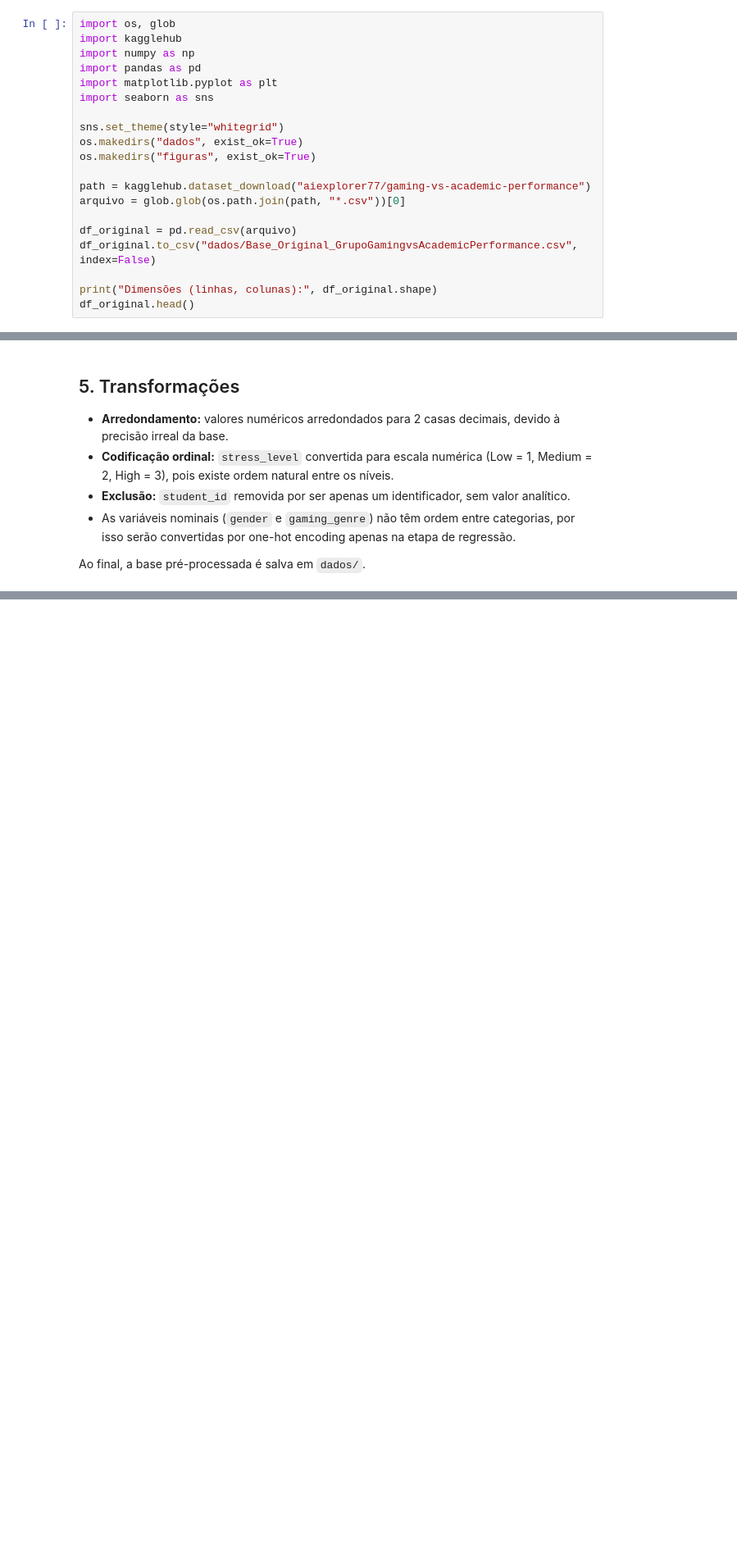
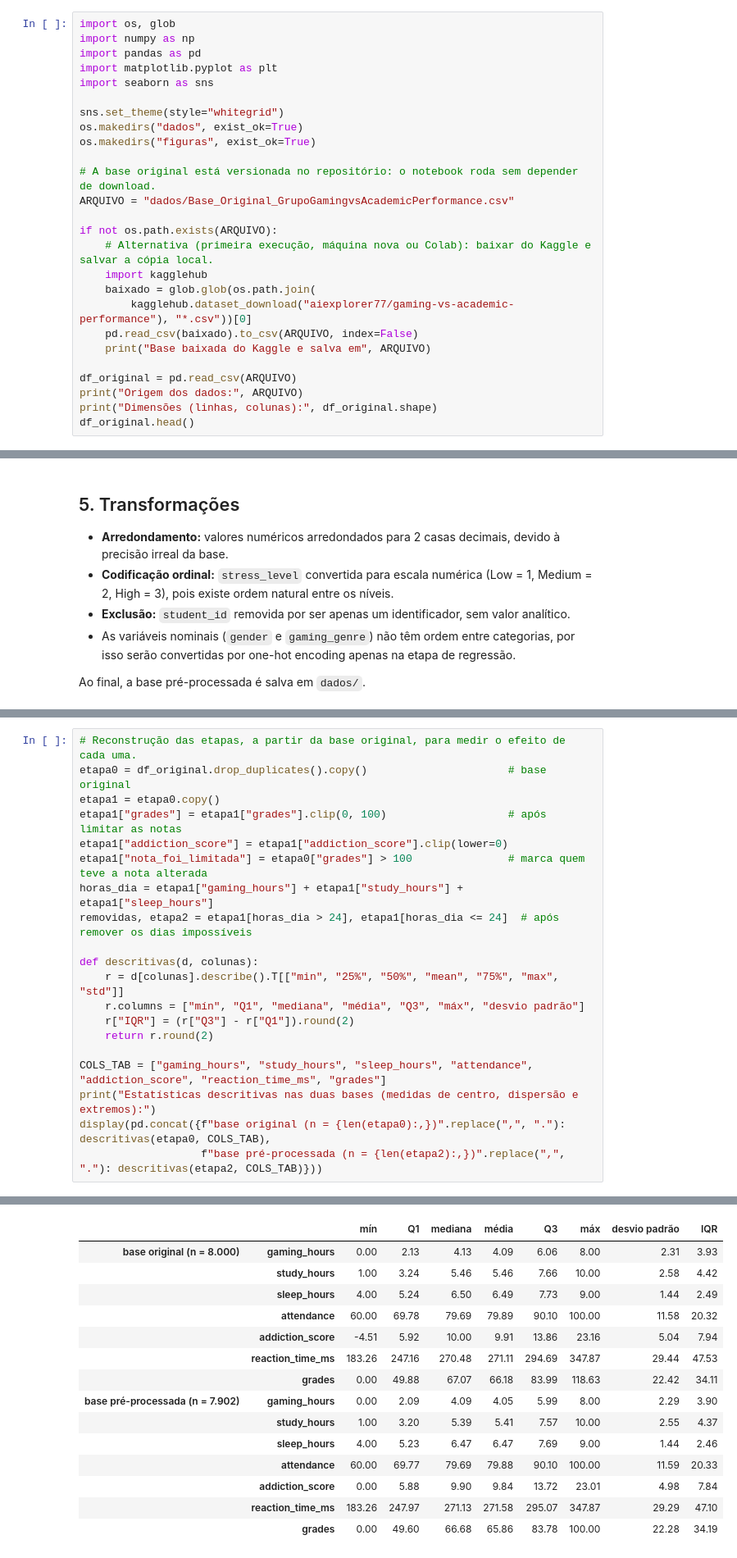
Before and after one commit to bdalpaz/abexVI-gaming-desempenho-academico, a Jupyter notebook: Analise_GrupoGamingvsAcademicPerformance.ipynb, the cells around one changed output, grey strips where cells are left out. Shown at 82% size. Drawn from its saved outputs; the diff is of its cells as text; blank space fills up the shorter version.

```diff
--- a/Analise_GrupoGamingvsAcademicPerformance.ipynb
+++ b/Analise_GrupoGamingvsAcademicPerformance.ipynb
@@ -31,7 +14,6 @@ Note: you may need to restart the kernel to use updated packages.
 Utilizamos a base pública "Gaming vs Academic Performance", disponível no Kaggle e baixada com a biblioteca `kagglehub`. Antes de qualquer alteração, salvamos uma cópia da base original na pasta `dados/`, que corresponde ao arquivo de base original da entrega.
 # %%
 import os, glob
-import kagglehub
 import numpy as np
 import pandas as pd
 import matplotlib.pyplot as plt
@@ -41,12 +23,19 @@ sns.set_theme(style="whitegrid")
 os.makedirs("dados", exist_ok=True)
 os.makedirs("figuras", exist_ok=True)
 
-path = kagglehub.dataset_download("aiexplorer77/gaming-vs-academic-performance")
-arquivo = glob.glob(os.path.join(path, "*.csv"))[0]
+# A base original está versionada no repositório: o notebook roda sem depender de download.
+ARQUIVO = "dados/Base_Original_GrupoGamingvsAcademicPerformance.csv"
 
-df_original = pd.read_csv(arquivo)
-df_original.to_csv("dados/Base_Original_GrupoGamingvsAcademicPerformance.csv", index=False)
+if not os.path.exists(ARQUIVO):
+    # Alternativa (primeira execução, máquina nova ou Colab): baixar do Kaggle e salvar a cópia local.
+    import kagglehub
+    baixado = glob.glob(os.path.join(
+        kagglehub.dataset_download("aiexplorer77/gaming-vs-academic-performance"), "*.csv"))[0]
+    pd.read_csv(baixado).to_csv(ARQUIVO, index=False)
+    print("Base baixada do Kaggle e salva em", ARQUIVO)
 
+df_original = pd.read_csv(ARQUIVO)
+print("Origem dos dados:", ARQUIVO)
 print("Dimensões (linhas, colunas):", df_original.shape)
 df_original.head()
 # %% [output]
@@ -231,0 +233,21 @@ Base pré-processada: (7902, 14)
+# %%
+# Reconstrução das etapas, a partir da base original, para medir o efeito de cada uma.
+etapa0 = df_original.drop_duplicates().copy()                      # base original
+etapa1 = etapa0.copy()
+etapa1["grades"] = etapa1["grades"].clip(0, 100)                   # após limitar as notas
+etapa1["addiction_score"] = etapa1["addiction_score"].clip(lower=0)
+etapa1["nota_foi_limitada"] = etapa0["grades"] > 100               # marca quem teve a nota alterada
+horas_dia = etapa1["gaming_hours"] + etapa1["study_hours"] + etapa1["sleep_hours"]
+removidas, etapa2 = etapa1[horas_dia > 24], etapa1[horas_dia <= 24]  # após remover os dias impossíveis
+
+def descritivas(d, colunas):
+    r = d[colunas].describe().T[["min", "25%", "50%", "mean", "75%", "max", "std"]]
+    r.columns = ["mín", "Q1", "mediana", "média", "Q3", "máx", "desvio padrão"]
+    r["IQR"] = (r["Q3"] - r["Q1"]).round(2)
+    return r.round(2)
+
+COLS_TAB = ["gaming_hours", "study_hours", "sleep_hours", "attendance", "addiction_score", "reaction_time_ms", "grades"]
+print("Estatísticas descritivas nas duas bases (medidas de centro, dispersão e extremos):")
+display(pd.concat({f"base original (n = {len(etapa0):,})".replace(",", "."): descritivas(etapa0, COLS_TAB),
+                   f"base pré-processada (n = {len(etapa2):,})".replace(",", "."): descritivas(etapa2, COLS_TAB)}))
+# %% [output]
@@ -231,0 +255,15 @@ Base pré-processada: (7902, 14)
+|  |  | mín | Q1 | mediana | média | Q3 | máx | desvio padrão | IQR |
+| base original (n = 8.000) | gaming_hours | 0.00 | 2.13 | 4.13 | 4.09 | 6.06 | 8.00 | 2.31 | 3.93 |
+|  | study_hours | 1.00 | 3.24 | 5.46 | 5.46 | 7.66 | 10.00 | 2.58 | 4.42 |
+|  | sleep_hours | 4.00 | 5.24 | 6.50 | 6.49 | 7.73 | 9.00 | 1.44 | 2.49 |
+|  | attendance | 60.00 | 69.78 | 79.69 | 79.89 | 90.10 | 100.00 | 11.58 | 20.32 |
+|  | addiction_score | -4.51 | 5.92 | 10.00 | 9.91 | 13.86 | 23.16 | 5.04 | 7.94 |
+|  | reaction_time_ms | 183.26 | 247.16 | 270.48 | 271.11 | 294.69 | 347.87 | 29.44 | 47.53 |
+|  | grades | 0.00 | 49.88 | 67.07 | 66.18 | 83.99 | 118.63 | 22.42 | 34.11 |
+| base pré-processada (n = 7.902) | gaming_hours | 0.00 | 2.09 | 4.09 | 4.05 | 5.99 | 8.00 | 2.29 | 3.90 |
+|  | study_hours | 1.00 | 3.20 | 5.39 | 5.41 | 7.57 | 10.00 | 2.55 | 4.37 |
+|  | sleep_hours | 4.00 | 5.23 | 6.47 | 6.47 | 7.69 | 9.00 | 1.44 | 2.46 |
+|  | attendance | 60.00 | 69.77 | 79.69 | 79.88 | 90.10 | 100.00 | 11.59 | 20.33 |
+|  | addiction_score | 0.00 | 5.88 | 9.90 | 9.84 | 13.72 | 23.01 | 4.98 | 7.84 |
+|  | reaction_time_ms | 183.26 | 247.97 | 271.13 | 271.58 | 295.07 | 347.87 | 29.29 | 47.10 |
+|  | grades | 0.00 | 49.60 | 66.68 | 65.86 | 83.78 | 100.00 | 22.28 | 34.19 |
```
Also changed, not shown: parts of 31 cells of this notebook, 6 other files.
